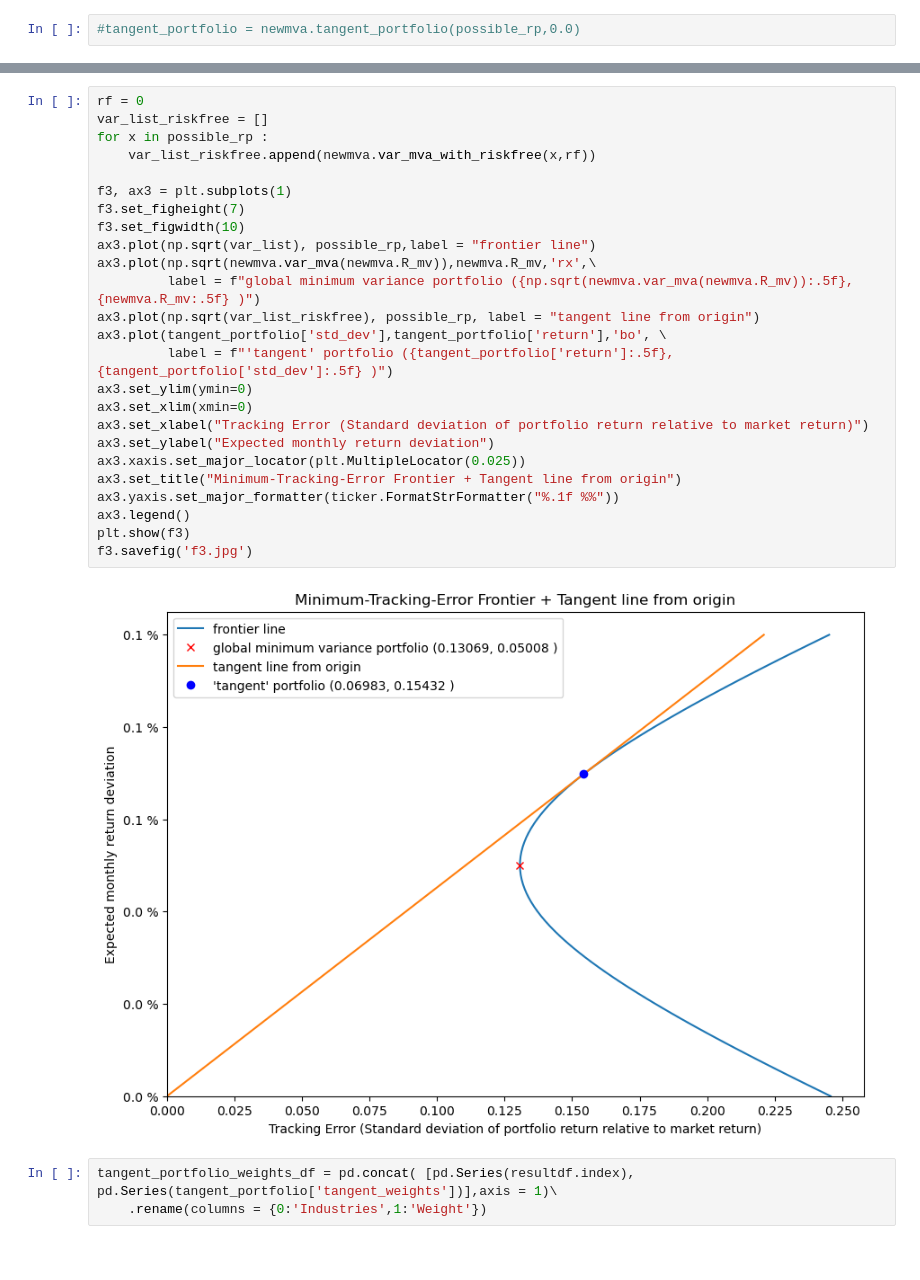
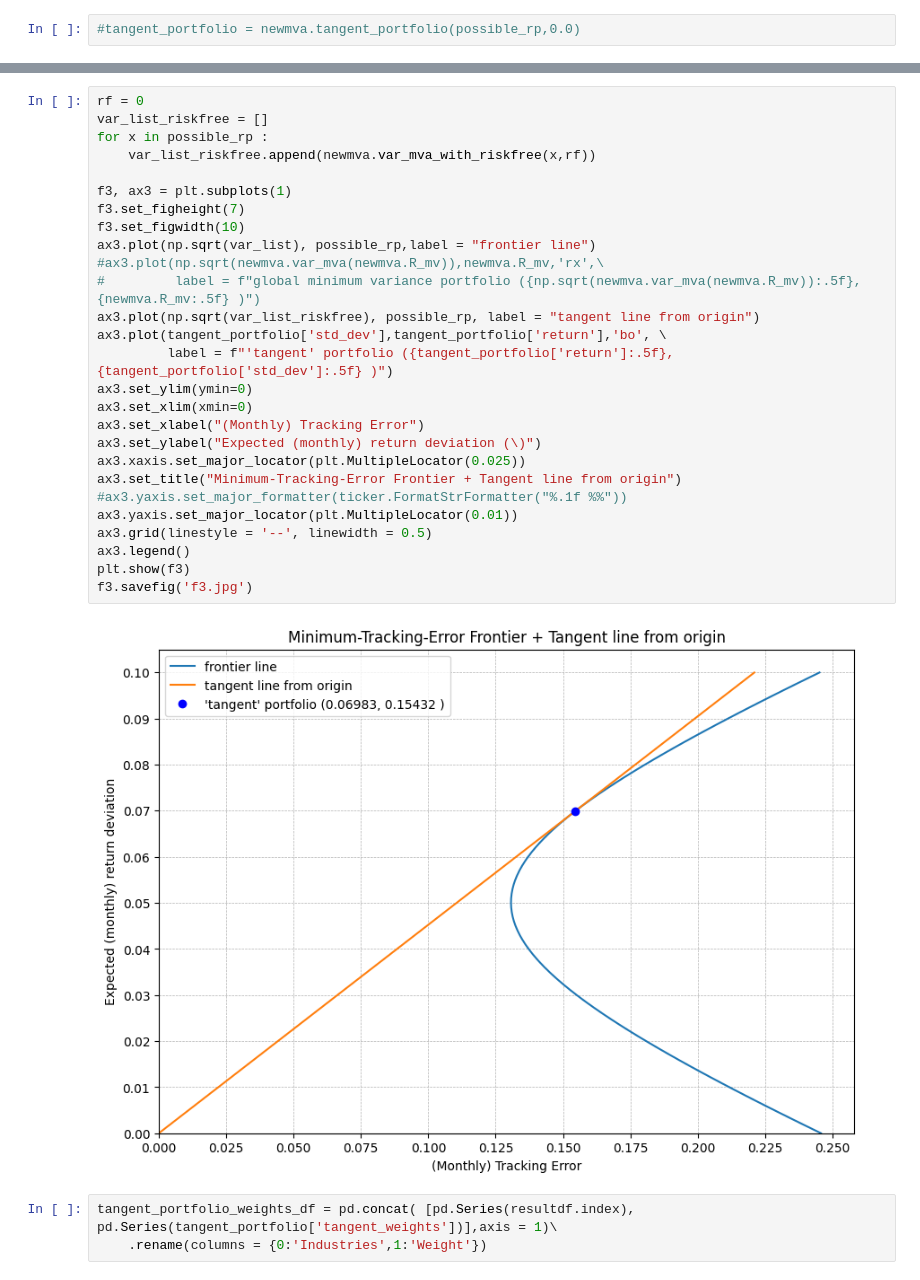
Before and after one commit to kilowiski/qf600, a Jupyter notebook: assignment_4/assignment4.ipynb, the cells around one changed output, grey strips where cells are left out. Cells and saved outputs as stored; diff of their text form.

Commit message:
modify plot

```diff
--- a/assignment_4/assignment4.ipynb
+++ b/assignment_4/assignment4.ipynb
@@ -205,30 +206,32 @@ information\_ratio &  0.452488 \\
 # %%
 rf = 0
 var_list_riskfree = []
 for x in possible_rp :
     var_list_riskfree.append(newmva.var_mva_with_riskfree(x,rf))
 
 f3, ax3 = plt.subplots(1)
 f3.set_figheight(7)
 f3.set_figwidth(10)
 ax3.plot(np.sqrt(var_list), possible_rp,label = "frontier line")
-ax3.plot(np.sqrt(newmva.var_mva(newmva.R_mv)),newmva.R_mv,'rx',\
-         label = f"global minimum variance portfolio ({np.sqrt(newmva.var_mva(newmva.R_mv)):.5f}, {newmva.R_mv:.5f} )")
+#ax3.plot(np.sqrt(newmva.var_mva(newmva.R_mv)),newmva.R_mv,'rx',\
+#         label = f"global minimum variance portfolio ({np.sqrt(newmva.var_mva(newmva.R_mv)):.5f}, {newmva.R_mv:.5f} )")
 ax3.plot(np.sqrt(var_list_riskfree), possible_rp, label = "tangent line from origin")
 ax3.plot(tangent_portfolio['std_dev'],tangent_portfolio['return'],'bo', \
          label = f"'tangent' portfolio ({tangent_portfolio['return']:.5f}, {tangent_portfolio['std_dev']:.5f} )")
 ax3.set_ylim(ymin=0)
 ax3.set_xlim(xmin=0)
-ax3.set_xlabel("Tracking Error (Standard deviation of portfolio return relative to market return)")
-ax3.set_ylabel("Expected monthly return deviation")
+ax3.set_xlabel("(Monthly) Tracking Error")
+ax3.set_ylabel("Expected (monthly) return deviation (\)")
 ax3.xaxis.set_major_locator(plt.MultipleLocator(0.025))
 ax3.set_title("Minimum-Tracking-Error Frontier + Tangent line from origin")
-ax3.yaxis.set_major_formatter(ticker.FormatStrFormatter("%.1f %%"))
+#ax3.yaxis.set_major_formatter(ticker.FormatStrFormatter("%.1f %%"))
+ax3.yaxis.set_major_locator(plt.MultipleLocator(0.01))
+ax3.grid(linestyle = '--', linewidth = 0.5)
 ax3.legend()
 plt.show(f3)
 f3.savefig('f3.jpg')
 # %% [output]
-[figure, old version]
+[figure, new version]
 # %%
 tangent_portfolio_weights_df = pd.concat( [pd.Series(resultdf.index), pd.Series(tangent_portfolio['tangent_weights'])],axis = 1)\
     .rename(columns = {0:'Industries',1:'Weight'})
```
Also changed, not shown: parts of 3 cells of this notebook, 3 other files.
